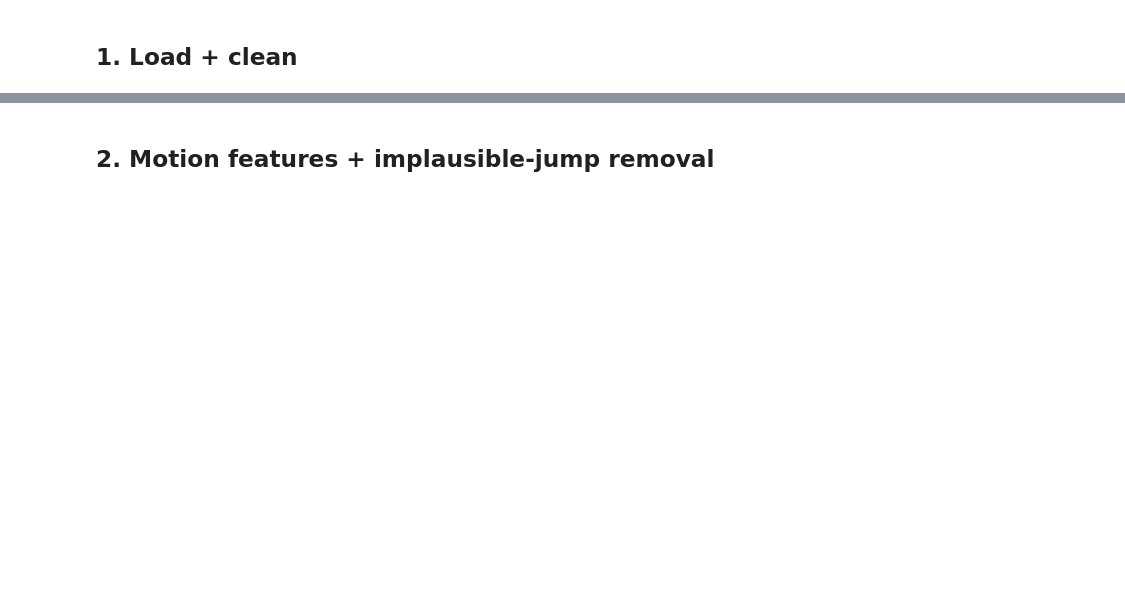
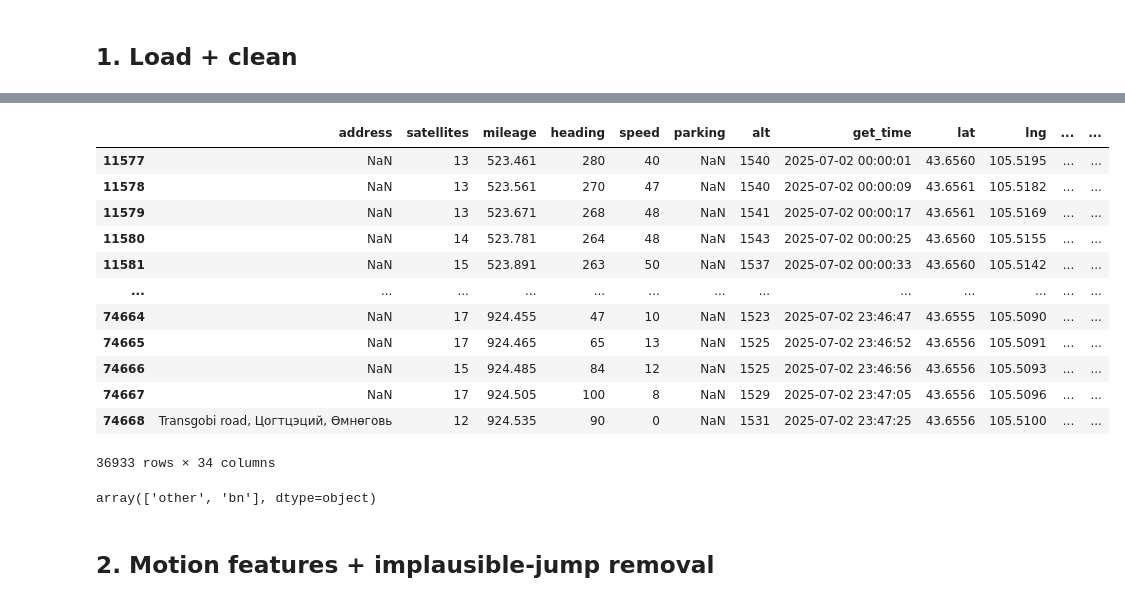
Before and after one commit to uranbileguka/GPS_project, a Jupyter notebook: notebooks/analysis/cycle_idle_analysis.ipynb, the cells around one changed output, grey strips where cells are left out. Drawn from its saved outputs; the diff is of its cells as text; code cells hidden in the pictures; blank space fills up the shorter version.

```diff
--- a/notebooks/analysis/cycle_idle_analysis.ipynb
+++ b/notebooks/analysis/cycle_idle_analysis.ipynb
@@ -23,2 +73,25 @@ print(f"After clean: {len(df):,}")
+# %%
+import pandas as pd
+# df = df[df["date"] == pd.Timestamp("2025-07-02").date()]
+df = df[df["technic_m_type"] == "bn"]
+df
+# %% [output]
+|  | address | satellites | mileage | heading | speed | parking | alt | get_time | lat | lng | ... | ... |
+| 11577 | NaN | 13 | 523.461 | 280 | 40 | NaN | 1540 | 2025-07-02 00:00:01 | 43.6560 | 105.5195 | ... | ... |
+| 11578 | NaN | 13 | 523.561 | 270 | 47 | NaN | 1540 | 2025-07-02 00:00:09 | 43.6561 | 105.5182 | ... | ... |
+| 11579 | NaN | 13 | 523.671 | 268 | 48 | NaN | 1541 | 2025-07-02 00:00:17 | 43.6561 | 105.5169 | ... | ... |
+| 11580 | NaN | 14 | 523.781 | 264 | 48 | NaN | 1543 | 2025-07-02 00:00:25 | 43.6560 | 105.5155 | ... | ... |
+| 11581 | NaN | 15 | 523.891 | 263 | 50 | NaN | 1537 | 2025-07-02 00:00:33 | 43.6560 | 105.5142 | ... | ... |
+| ... | ... | ... | ... | ... | ... | ... | ... | ... | ... | ... | ... | ... |
+| 74664 | NaN | 17 | 924.455 | 47 | 10 | NaN | 1523 | 2025-07-02 23:46:47 | 43.6555 | 105.5090 | ... | ... |
+| 74665 | NaN | 17 | 924.465 | 65 | 13 | NaN | 1525 | 2025-07-02 23:46:52 | 43.6556 | 105.5091 | ... | ... |
+| 74666 | NaN | 15 | 924.485 | 84 | 12 | NaN | 1525 | 2025-07-02 23:46:56 | 43.6556 | 105.5093 | ... | ... |
+| 74667 | NaN | 17 | 924.505 | 100 | 8 | NaN | 1529 | 2025-07-02 23:47:05 | 43.6556 | 105.5096 | ... | ... |
+| 74668 | Transgobi road, Цогтцэций, Өмнөговь | 12 | 924.535 | 90 | 0 | NaN | 1531 | 2025-07-02 23:47:25 | 43.6556 | 105.5100 | ... | ... |
+36933 rows × 34 columns
+# %%
+df["technic_m_type"].unique()
+# %% [output]
+array(['other', 'bn'], dtype=object)
 # %% [markdown]
 ## 2. Motion features + implausible-jump removal
```
Also changed, not shown: parts of 45 cells of this notebook, 8 other files.
